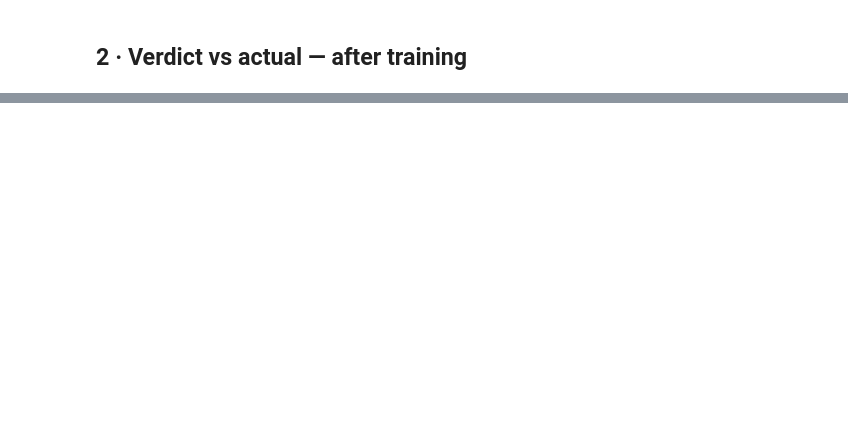
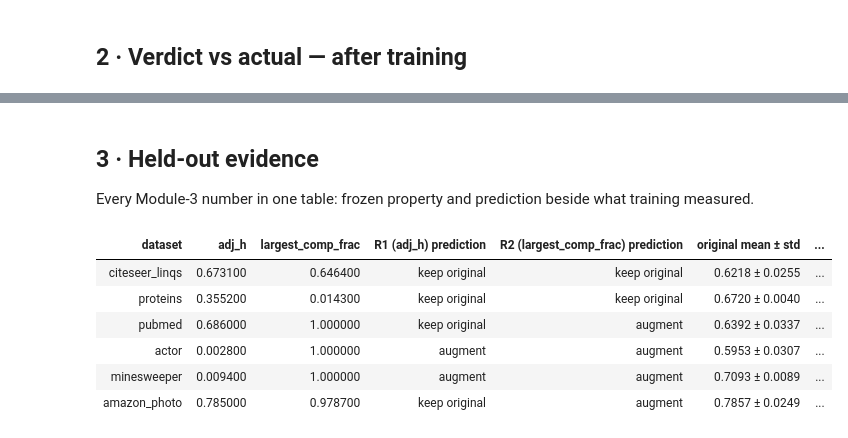
Before and after one commit to SafiUllahAdam/Structure-Aware-Graph-Augmentation-for-GNNs, a Jupyter notebook: notebooks/6-phase6_module3_validation.ipynb, the cells around one changed output, grey strips where cells are left out. Saved outputs shown, nothing was run; the diff lists cells and outputs as text; code cells hidden in the pictures; blank space fills up the shorter version.

```diff
--- a/notebooks/6-phase6_module3_validation.ipynb
+++ b/notebooks/6-phase6_module3_validation.ipynb
@@ -11,6 +11,13 @@ sys.path.insert(0, str(Path.cwd()))
 import pandas as pd
 from virgo import frozen_rules as fr
 from experiments import predict_module3 as pm, score_module3 as sm
+
+# One table style for every table below: fixed layout + wrapped headers so a wide table never scrolls out of the output area.
+STYLE = [
+    {"selector": "table", "props": [("width", "100%"), ("table-layout", "fixed"), ("font-size", "11px")]},
+    {"selector": "th", "props": [("white-space", "normal"), ("word-wrap", "break-word"), ("text-align", "center"), ("padding", "4px")]},
+    {"selector": "td", "props": [("white-space", "normal"), ("word-wrap", "break-word"), ("text-align", "center"), ("padding", "4px")]},
+]
 fr.HELDOUT
 # %% [output]
 ['citeseer_linqs',
@@ -120,3 +119,36 @@ STATS  datasets 6  |  R1 (adj_h) 3/4 correct  |  R2 (largest_comp_frac) 3/4 corr
 | actor | 0.002800 | 1.000000 | augment | augment | augment | ... |
 | minesweeper | 0.009400 | 1.000000 | augment | augment | augment | ... |
 | amazon_photo | 0.785000 | 0.978700 | keep original | augment | keep original (R1 (adj_h)) | ... |
+# %% [markdown]
+## 3 · Held-out evidence
+
+Every Module-3 number in one table: frozen property and prediction beside what training measured.
+# %%
+ev = sm.evidence(fr.HELDOUT)
+ev.to_csv(sm.EVIDENCE_CSV, index=False)
+
+wide = pd.DataFrame({
+    "dataset": ev["dataset"],
+    "adj_h": ev["homophily_adjusted"].round(4),
+    "largest_comp_frac": ev["largest_component_frac"].round(4),
+    "R1 (adj_h) prediction": ev["rule1_pred"],
+    "R2 (largest_comp_frac) prediction": ev["rule2_pred"],
+    "original mean ± std": [f"{m:.4f} ± {s:.4f}" if m == m else "—" for m, s in zip(ev["original"], ev["original_std"])],
+    "best aug mean ± std": [f"{m:.4f} ± {s:.4f}" if m == m else "—" for m, s in zip(ev["best_augmented"], ev["best_augmented_std"])],
+    "best variant": ev["best_variant"],
+    "abs gap": ev["gap_abs"],
+    "seed noise": ev["noise"],
+    "gap / noise": ev["gap_sigma"],
+    "actual LP verdict": ev["actual_verdict"],
+    "R1 correct": ev["rule1_correct"].astype(str),
+    "R2 correct": ev["rule2_correct"].astype(str),
+})
+display(wide.style.format(na_rep="—").hide(axis="index").set_table_styles(STYLE))
+# %% [output]
+| dataset | adj_h | largest_comp_frac | R1 (adj_h) prediction | R2 (largest_comp_frac) prediction | original mean ± std | ... |
+| citeseer_linqs | 0.673100 | 0.646400 | keep original | keep original | 0.6218 ± 0.0255 | ... |
+| proteins | 0.355200 | 0.014300 | keep original | keep original | 0.6720 ± 0.0040 | ... |
+| pubmed | 0.686000 | 1.000000 | keep original | augment | 0.6392 ± 0.0337 | ... |
+| actor | 0.002800 | 1.000000 | augment | augment | 0.5953 ± 0.0307 | ... |
+| minesweeper | 0.009400 | 1.000000 | augment | augment | 0.7093 ± 0.0089 | ... |
+| amazon_photo | 0.785000 | 0.978700 | keep original | augment | 0.7857 ± 0.0249 | ... |
```
Also changed, not shown: parts of 6 cells of this notebook, 1 other file.
